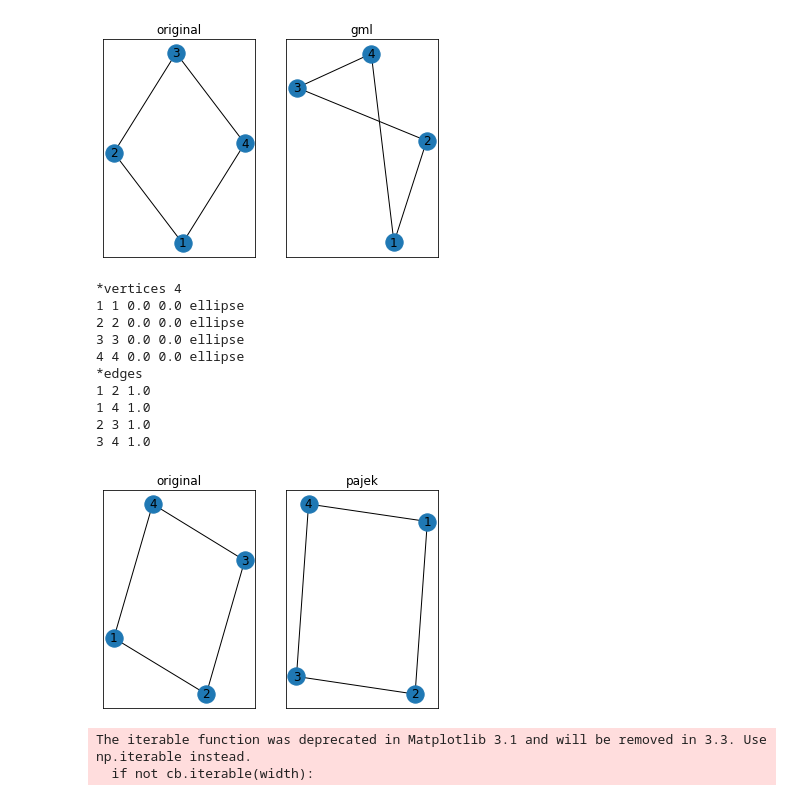
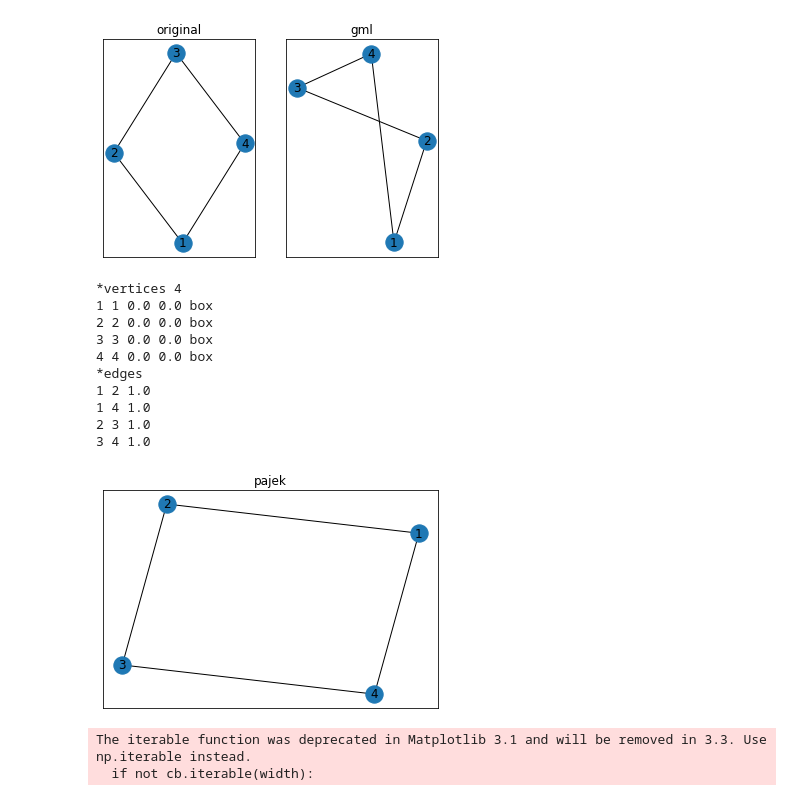
Before and after one commit to DazhiZhong/pioneer_networks, a Jupyter notebook: ps2.ipynb, the cells around one changed output. Saved outputs shown, nothing was run; the diff lists cells and outputs as text; code cells hidden in the pictures.

```diff
--- a/ps2.ipynb
+++ b/ps2.ipynb
@@ -158,27 +181,27 @@ graph [
 ]
 [figure]
 # %%
-nx.write_pajek(G,"4x4.net")
+# nx.write_pajek(G,"4x4.net")
 G_read_edge = nx.read_pajek("4x4.net")
-plt.subplot(121)
-plt.title("original")
-nx.draw_networkx(G)
-plt.subplot(122)
+#plt.subplot(121)
+#plt.title("original")
+#nx.draw_networkx(G)
+#plt.subplot(122)
 plt.title("pajek")
 nx.draw_networkx(G_read_edge)
 !cat 4x4.net
 # %% [output]
 *vertices 4
-1 1 0.0 0.0 ellipse
-2 2 0.0 0.0 ellipse
-3 3 0.0 0.0 ellipse
-4 4 0.0 0.0 ellipse
+1 1 0.0 0.0 box
+2 2 0.0 0.0 box
+3 3 0.0 0.0 box
+4 4 0.0 0.0 box
 *edges
 1 2 1.0
 1 4 1.0
 2 3 1.0
 3 4 1.0
-[figure, old version]
+[figure, new version]
 # %%
 nx.write_graphml(G,"4x4.graphml")
 G_read_edge = nx.read_graphml("4x4.graphml")
```
Also changed, not shown: parts of 5 cells of this notebook, 5 other files.
